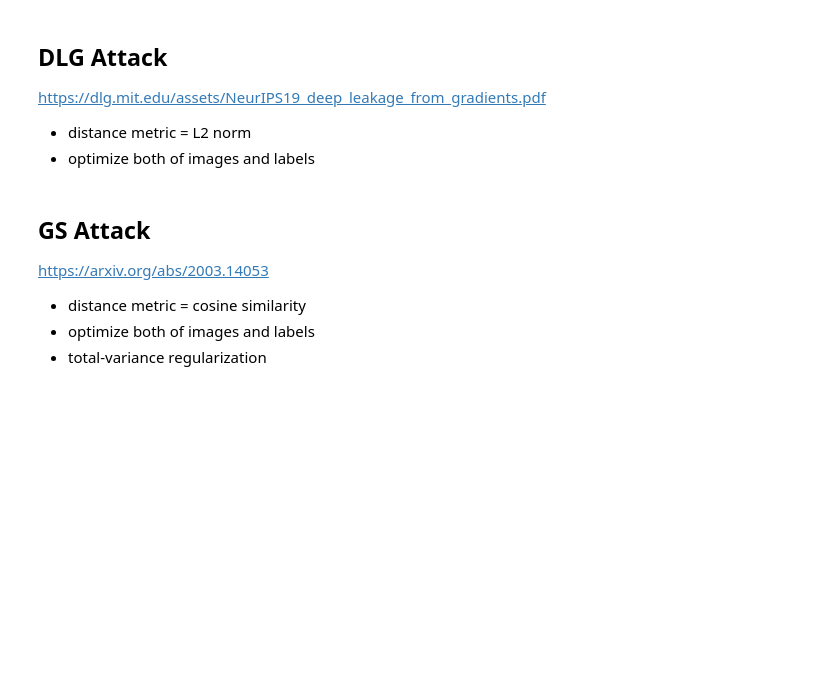
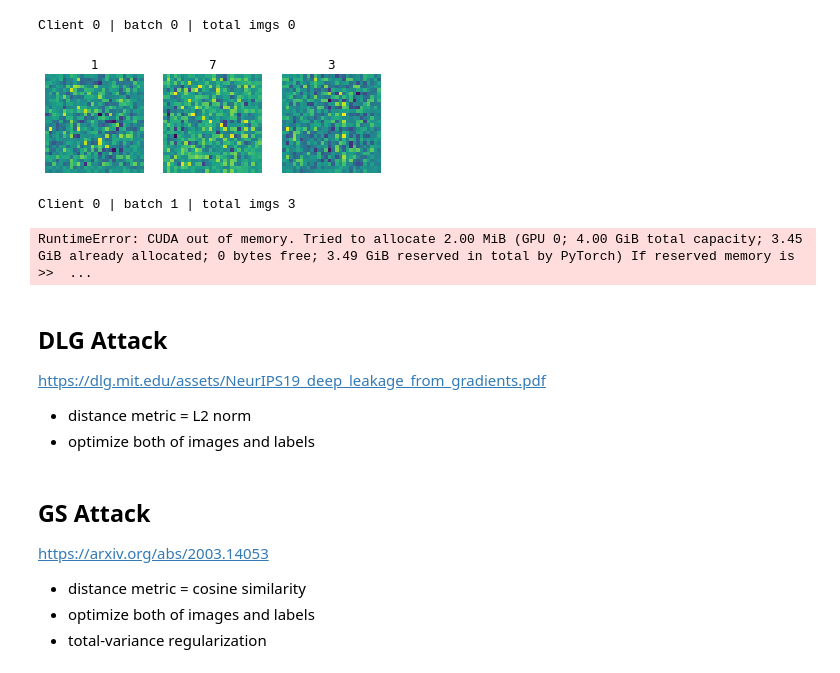
Before and after one commit to hiepvo01/TRUSTCOM2022, a Jupyter notebook: GradientInversion/gradientInversion.ipynb, the cells around one changed output. Drawn from its saved outputs; the diff is of its cells as text; code cells hidden in the pictures; blank space fills up the shorter version.

```diff
--- a/GradientInversion/gradientInversion.ipynb
+++ b/GradientInversion/gradientInversion.ipynb
@@ -86,20 +79,23 @@ from aijack.attack import GradientInversion_Attack
 class LeNet(nn.Module):
     def __init__(self, channel=1, hideen=588, num_classes=10):
         super(LeNet, self).__init__()
-        act = nn.Sigmoid
         self.body = nn.Sequential(
-            nn.Conv2d(channel, 12, kernel_size=5, padding=5 // 2, stride=2),
-            nn.BatchNorm2d(12),
-            act(),
-            nn.Conv2d(12, 12, kernel_size=5, padding=5 // 2, stride=2),
-            nn.BatchNorm2d(12),
-            act(),
-            nn.Conv2d(12, 12, kernel_size=5, padding=5 // 2, stride=1),
-            nn.BatchNorm2d(12),
-            act(),
+            nn.Conv2d(channel, 32, kernel_size=(3,3), stride=(2,2), padding=1),
+            nn.LeakyReLU(negative_slope=0.2),
+            nn.Dropout(0.5),
+            nn.Conv2d(32, 64, kernel_size=(3,3), padding=1),
+            nn.BatchNorm2d(64),
+            nn.LeakyReLU(negative_slope=0.2),
+            nn.Dropout(0.5),
+            nn.Conv2d(64, 128, kernel_size=(3,3), stride=(2,2), padding=1),
+            nn.BatchNorm2d(128),
+            nn.LeakyReLU(negative_slope=0.2),
+            nn.Dropout(0.5),
+            nn.Flatten()
         )
         self.fc = nn.Sequential(
-            nn.Linear(hideen, num_classes)
+            nn.Linear(6272, num_classes)
+            # nn.Linear(hideen, num_classes)
         )
 
     def forward(self, x):
@@ -137,38 +133,43 @@ for i in range(2):
         received_gradients = torch.autograd.grad(loss, net.parameters())
         received_gradients = [cg.detach() for cg in received_gradients]
 
-        gradinversion = GradientInversion_Attack(net, (1, 28, 28), num_iteration=1000,
+        gradinversion = GradientInversion_Attack(net, (1, 28, 28), num_iteration=500,
                                             lr=1e2, log_interval=0,
                                             optimizer_class=torch.optim.SGD,
                                             distancename="l2", optimize_label=False,
-                                            bn_reg_layers=[net.body[1], net.body[4], net.body[7]],
+                                            bn_reg_layers=[net.body[4], net.body[8]],
                                             group_num = 3,
                                             tv_reg_coef=0.00, l2_reg_coef=0.0001,
                                             bn_reg_coef=0.001, gc_reg_coef=0.001, device=device)
 
         result = gradinversion.group_attack(received_gradients, batch_size=batch_size)
 
         fig = plt.figure()
         for bid in range(batch_size):
             test_img = torch.from_numpy(((sum(result[0]) / len(result[0])).cpu().detach().numpy()[bid]))
             img1 = test_img.swapaxes(0,1)
             img1 = img1.swapaxes(1,2)
             ax1 = fig.add_subplot(2, batch_size, bid+1)
             test_img = torch.from_numpy(((sum(result[0]) / len(result[0])).cpu().detach().numpy()[bid]))
             img1 = test_img.swapaxes(0,1)
             img1 = img1.swapaxes(1,2)
             ax1.imshow(torchvision.utils.make_grid(img1))
             ax1.set_title(result[1][0][bid].item())
             ax1.axis("off")
 
             client_img.append(img1)
             label = result[1][0][bid].item()
             client_label.append(label)
         plt.show()
     generated_images.append(client_img)
     generated_labels.append(client_label)
-# torch.save(generated_images, 'generated_images2.pth')
-# torch.save(generated_labels, 'generated_labels2.pth')
+torch.save(generated_images, 'generated_images2.pth')
+torch.save(generated_labels, 'generated_labels2.pth')
+# %% [output]
+Client 0 | batch 0 | total imgs 0
+[figure, added]
+Client 0 | batch 1 | total imgs 3
+RuntimeError: CUDA out of memory. Tried to allocate 2.00 MiB (GPU 0; 4.00 GiB total capacity; 3.45 GiB already allocated; 0 bytes free; 3.49 GiB reserved in total by PyTorch) If reserved memory is >>  ...
 # %%
 def draw_out(attacker, received_gradients, batch_size=0):
     num_seeds=3
```
Also changed, not shown: parts of 2 cells of this notebook, 1 other file.
